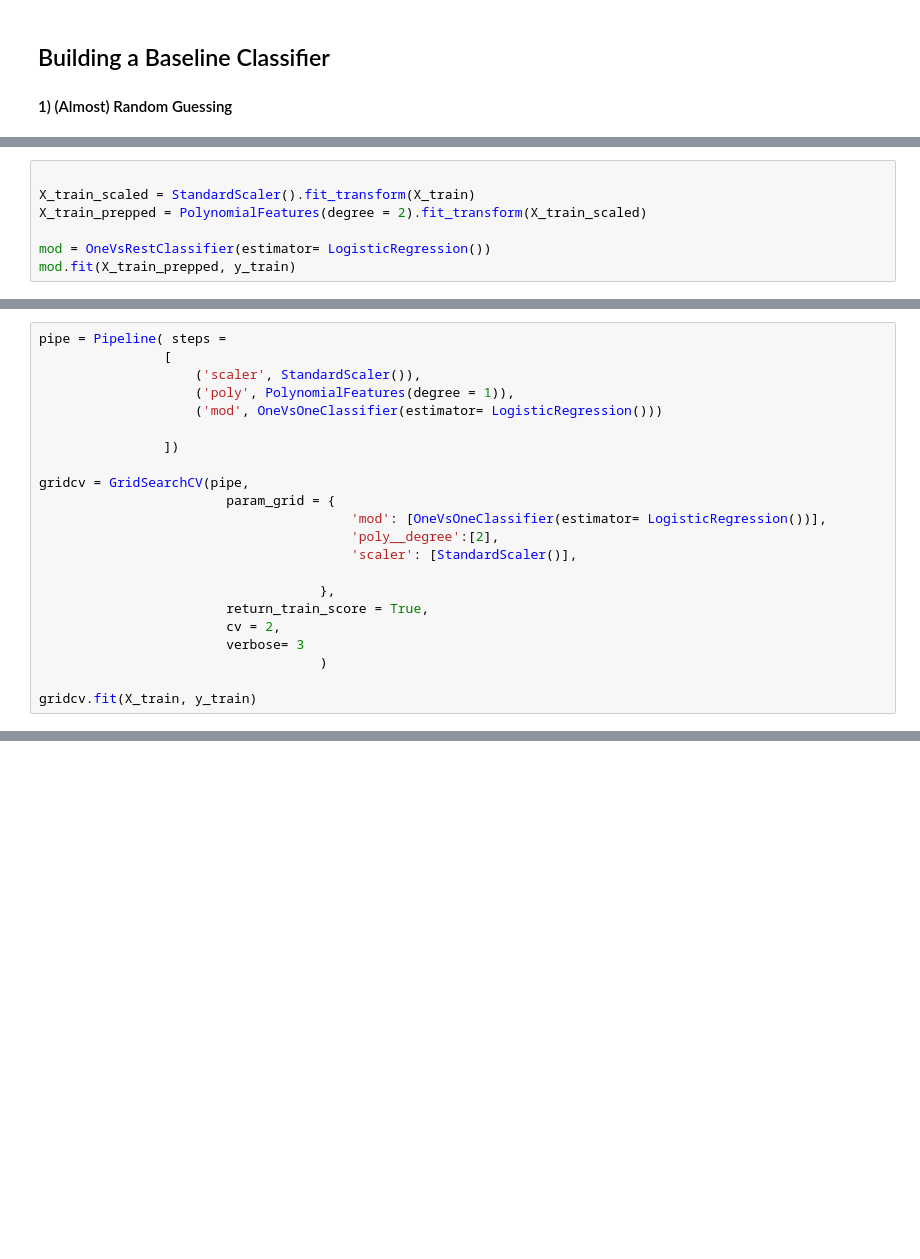
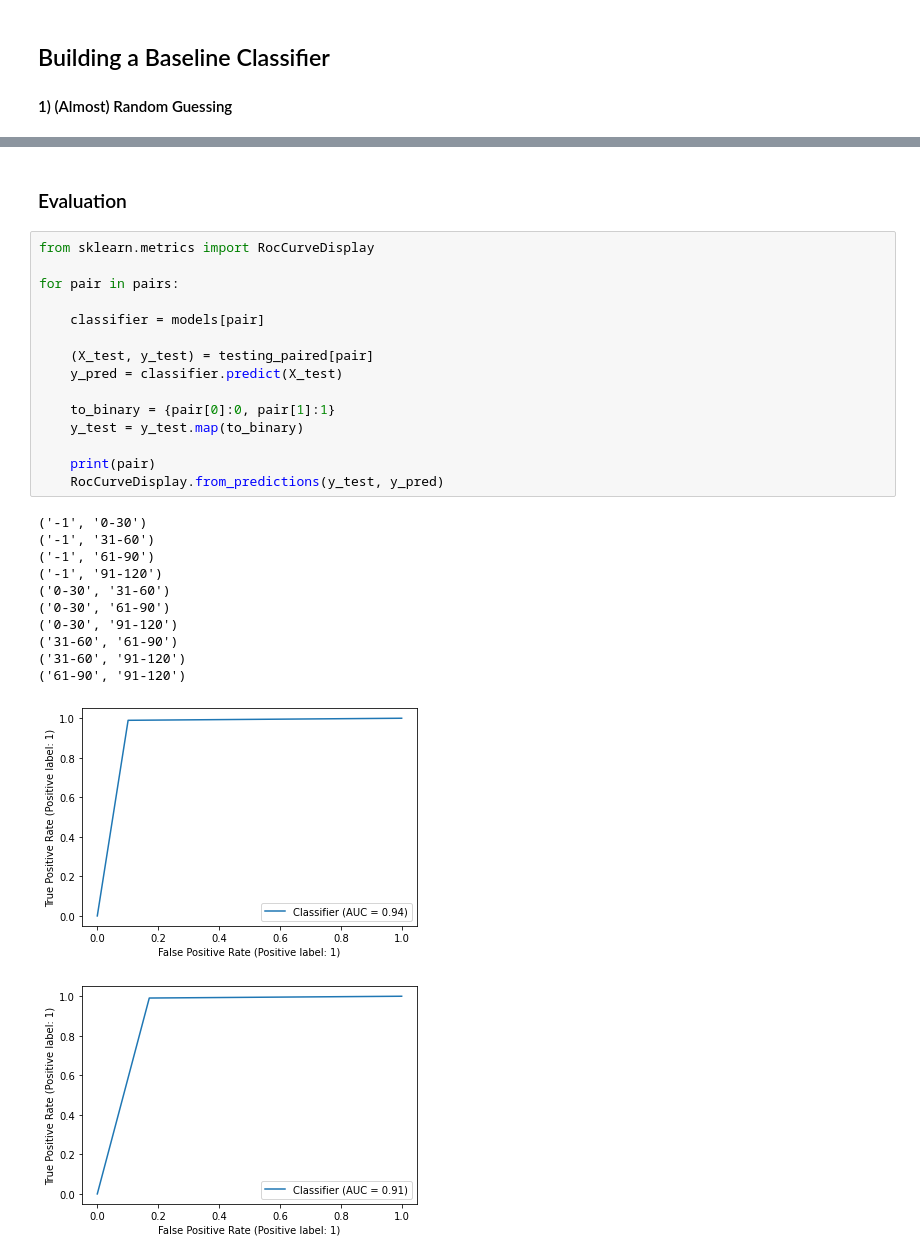
Before and after one commit to oaf9/Machine-Learning-Methods-for-Bus-Routes-and-Traffic, a Jupyter notebook: traffic_1.ipynb, the cells around one changed output, grey strips where cells are left out. Cells and saved outputs as stored; diff of their text form; blank space fills up the shorter version.

```diff
--- a/traffic_1.ipynb
+++ b/traffic_1.ipynb
@@ -172,7 +176,0 @@ accuracy_score(y_test, guess)
-# %%
-
-X_train_scaled = StandardScaler().fit_transform(X_train)
-X_train_prepped = PolynomialFeatures(degree = 2).fit_transform(X_train_scaled)
-
-mod = OneVsRestClassifier(estimator= LogisticRegression())
-mod.fit(X_train_prepped, y_train)
@@ -194,22 +176,0 @@ ValueError: X has 630 features, but LogisticRegression is expecting 34 features
-# %%
-pipe = Pipeline( steps =
-                [
-                    ('scaler', StandardScaler()),
-                    ('poly', PolynomialFeatures(degree = 1)),
-                    ('mod', OneVsOneClassifier(estimator= LogisticRegression()))
-
-                ])
-
-gridcv = GridSearchCV(pipe,
-                        param_grid = {
-                                        'mod': [OneVsOneClassifier(estimator= LogisticRegression())],
-                                        'poly__degree':[2],
-                                        'scaler': [StandardScaler()],
-
-                                    },
-                        return_train_score = True,
-                        cv = 2,
-                        verbose= 3
-                                    )
-
-gridcv.fit(X_train, y_train)
@@ -271,0 +234,30 @@ KeyboardInterrupt:
+# %% [markdown]
+### Evaluation
+# %%
+from sklearn.metrics import RocCurveDisplay
+
+for pair in pairs:
+
+    classifier = models[pair]
+
+    (X_test, y_test) = testing_paired[pair]
+    y_pred = classifier.predict(X_test)
+
+    to_binary = {pair[0]:0, pair[1]:1}
+    y_test = y_test.map(to_binary)
+
+    print(pair)
+    RocCurveDisplay.from_predictions(y_test, y_pred)
+# %% [output]
+('-1', '0-30')
+('-1', '31-60')
+('-1', '61-90')
+('-1', '91-120')
+('0-30', '31-60')
+('0-30', '61-90')
+('0-30', '91-120')
+('31-60', '61-90')
+('31-60', '91-120')
+('61-90', '91-120')
+[figure, added]
+[figure, added]
```
Also changed, not shown: parts of 12 cells of this notebook.
